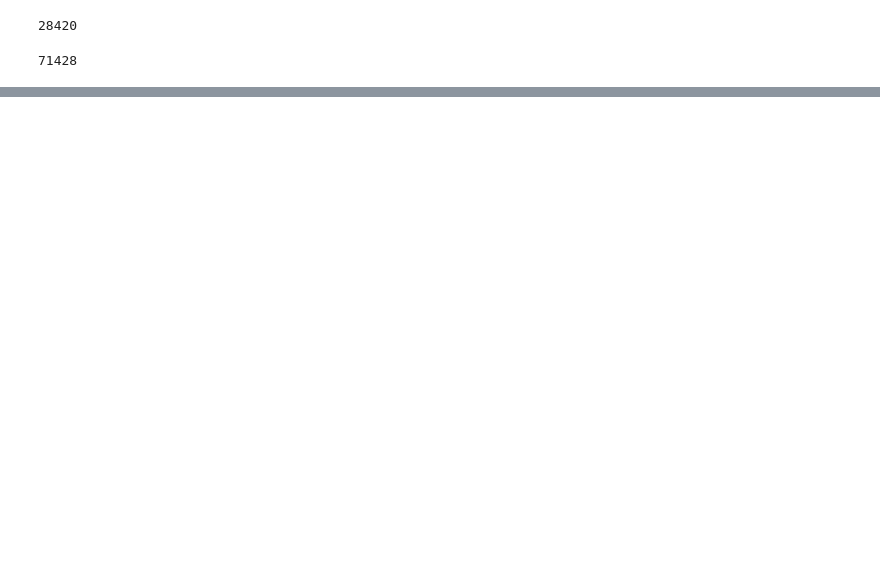
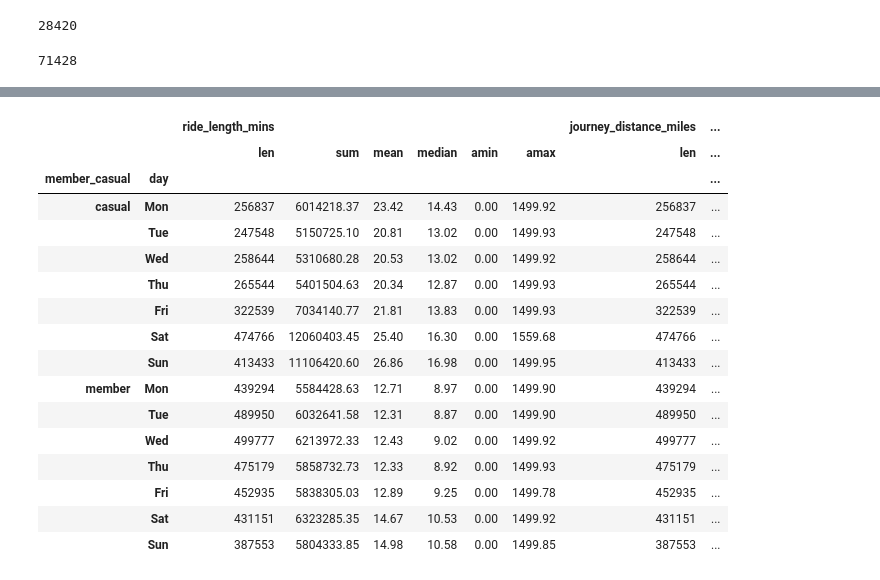
Before and after one commit to Coded123/Google_Data_Analytics_Capstone, a Jupyter notebook: cyclistic_bikeshare_project/cyclistic_bikeshare_analysis_ttm_2021_2022.ipynb, the cells around one changed output, grey strips where cells are left out. Cells and saved outputs as stored; diff of their text form; code cells hidden in the pictures; blank space fills up the shorter version.

```diff
--- a/cyclistic_bikeshare_project/cyclistic_bikeshare_analysis_ttm_2021_2022.ipynb
+++ b/cyclistic_bikeshare_project/cyclistic_bikeshare_analysis_ttm_2021_2022.ipynb
@@ -194,0 +256,23 @@ bike_share
+# %%
+#descriptive stats of of rides by day
+day_grp = bike_share.groupby(['member_casual','day'])
+
+day_grp[['ride_length_mins', 'journey_distance_miles']].agg([len,np.sum,np.mean,np.median,np.min,np.max])
+# %% [output]
+|  |  | ride_length_mins |  |  |  |  |  | journey_distance_miles | ... |
+|  |  | len | sum | mean | median | amin | amax | len | ... |
+| member_casual | day |  |  |  |  |  |  |  | ... |
+| casual | Mon | 256837 | 6014218.37 | 23.42 | 14.43 | 0.00 | 1499.92 | 256837 | ... |
+|  | Tue | 247548 | 5150725.10 | 20.81 | 13.02 | 0.00 | 1499.93 | 247548 | ... |
+|  | Wed | 258644 | 5310680.28 | 20.53 | 13.02 | 0.00 | 1499.92 | 258644 | ... |
+|  | Thu | 265544 | 5401504.63 | 20.34 | 12.87 | 0.00 | 1499.93 | 265544 | ... |
+|  | Fri | 322539 | 7034140.77 | 21.81 | 13.83 | 0.00 | 1499.93 | 322539 | ... |
+|  | Sat | 474766 | 12060403.45 | 25.40 | 16.30 | 0.00 | 1559.68 | 474766 | ... |
+|  | Sun | 413433 | 11106420.60 | 26.86 | 16.98 | 0.00 | 1499.95 | 413433 | ... |
+| member | Mon | 439294 | 5584428.63 | 12.71 | 8.97 | 0.00 | 1499.90 | 439294 | ... |
+|  | Tue | 489950 | 6032641.58 | 12.31 | 8.87 | 0.00 | 1499.90 | 489950 | ... |
+|  | Wed | 499777 | 6213972.33 | 12.43 | 9.02 | 0.00 | 1499.92 | 499777 | ... |
+|  | Thu | 475179 | 5858732.73 | 12.33 | 8.92 | 0.00 | 1499.93 | 475179 | ... |
+|  | Fri | 452935 | 5838305.03 | 12.89 | 9.25 | 0.00 | 1499.78 | 452935 | ... |
+|  | Sat | 431151 | 6323285.35 | 14.67 | 10.53 | 0.00 | 1499.92 | 431151 | ... |
+|  | Sun | 387553 | 5804333.85 | 14.98 | 10.58 | 0.00 | 1499.85 | 387553 | ... |
```
Also changed, not shown: parts of 13 cells of this notebook.
